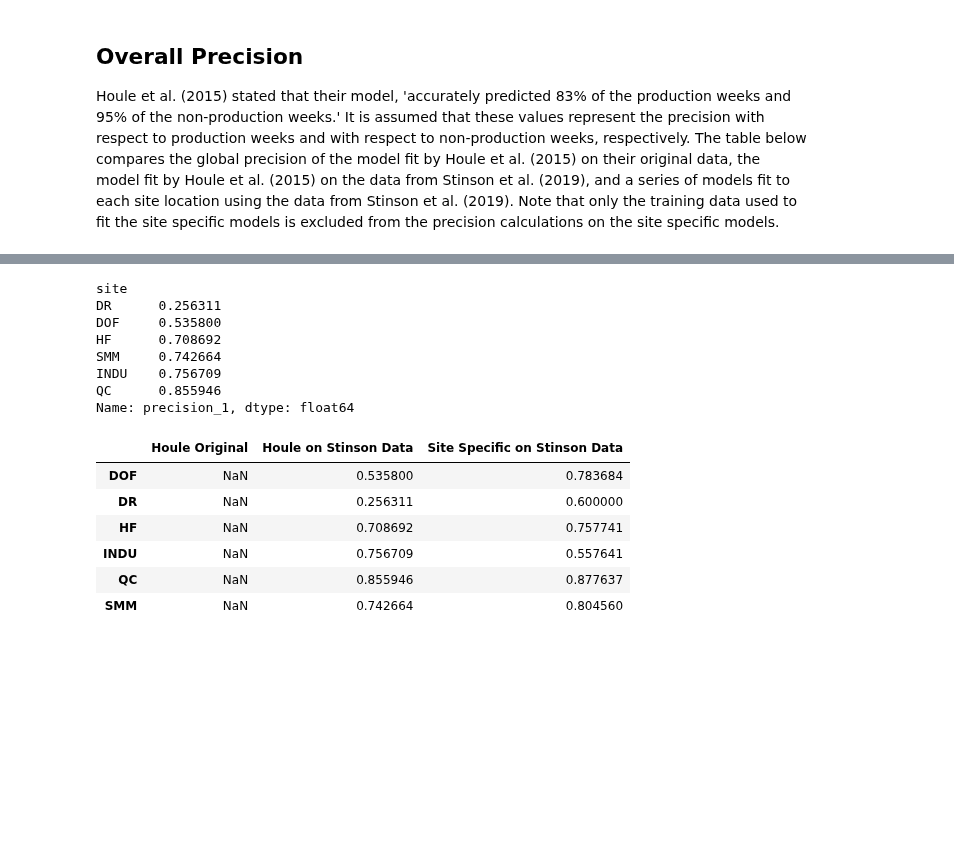
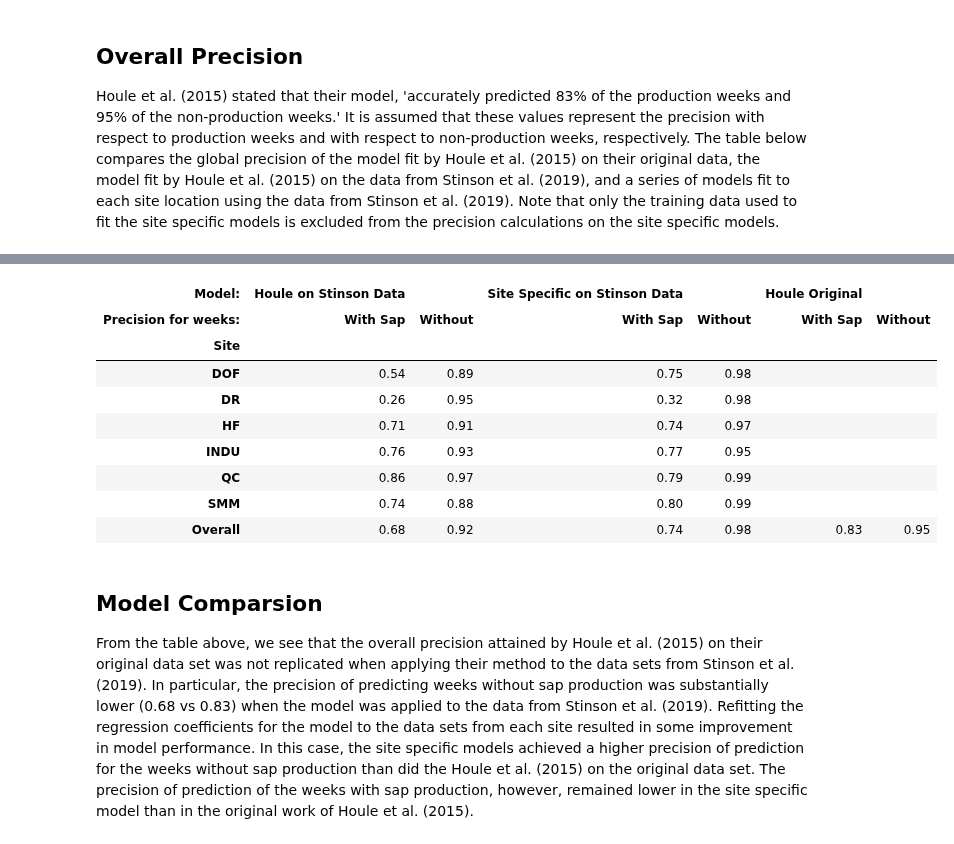
Before and after one commit to spentelow/sapflow, a Jupyter notebook: notebooks/houle_analysis_comparison.ipynb, the cells around one changed output, grey strips where cells are left out. Cells and saved outputs as stored; diff of their text form; code cells hidden in the pictures; blank space fills up the shorter version.

Commit message:
Finalize Houle analysis comparison and move folders

```diff
--- a/documentation/houle_analysis_comparison.ipynb
+++ b/notebooks/houle_analysis_comparison.ipynb
@@ -463,14 +461,25 @@ Note that the features of the model
 # %%
 log_regs = dict()
 site_spec_reg_prec = pd.DataFrame(columns=LR_table.site.unique().tolist())
+test_list = []  # Create list of all test data
+
 for site in LR_table.site.unique():
-    X = LR_table[LR_table.site==site][["F", "F2", "G"]]
-    y = np.ravel(LR_table[LR_table.site==site][['Y']])
+    X = LR_table[LR_table.site == site][["F", "F2", "G"]]
+    y = np.ravel(LR_table[LR_table.site == site][["Y"]])
 
-    X_train, X_test, y_train, y_test = train_test_split(X, y, train_size=0.8, random_state = 123, stratify = LR_table[LR_table.site==site].tap_id)
+    X_train, X_test, y_train, y_test = train_test_split(
+        X,
+        y,
+        train_size=0.8,
+        random_state=123,
+        stratify=LR_table[LR_table.site == site].tap_id,
+    )
     log_regs[site] = LogisticRegression()
     log_regs[site].fit(X_train, y_train)
     site_spec_reg_prec[site] = [precision_score(y_test, log_regs[site].predict(X_test))]
+
+    # Populate list of all training data
+    test_list += X_test.index.to_list()
 # %%
 for site in LR_table.site.unique():
     LR_table.loc[LR_table.site==site,['_','Y_logreg']] = log_regs[site].predict_proba(LR_table.loc[LR_table.site==site, ["F", "F2", "G"]])
@@ -494,9 +503,9 @@ LR_table["tn_lr"] = LR_table.apply(
 )
 # %%
 # Calculate summary of performance of Houle et al., 2015 model in terms of precision of prediction for weeks with sap flow (`precision_1`)
-# and prediction of weeks without sap flow (`precision_0`).
+# and prediction of weeks without sap flow (`precision_0`).  Only test data is included in the precision values.
 LR_summary.loc[:,["tn_lr", "fp_lr", "fn_lr", "tp_lr"]] = (
-    LR_table[["site", "tap_id", "year", "tn_lr", "fp_lr", "fn_lr", "tp_lr"]]
+    LR_table.loc[test_list,["site", "tap_id", "year", "tn_lr", "fp_lr", "fn_lr", "tp_lr"]]
     .groupby(["tap_id", "year", "site"])
     .sum()
 ).reset_index()
@@ -627,32 +621,16 @@ Name: (Houle Original, With Sap), dtype: object
-# %%
-LR_summary.groupby(["site"]).mean().precision_1.sort_values()
-# %% [output]
-site
-DR      0.256311
-DOF     0.535800
-HF      0.708692
-SMM     0.742664
-INDU    0.756709
-QC      0.855946
-Name: precision_1, dtype: float64
-# %%
-## ADD NEGATIVE CLASS PRECISION FOR SITE SPECIFIC
-overall_prec = pd.DataFrame(
-    columns=[
-        "Houle Original",
-        "Houle on Stinson Data",
-        "Site Specific on Stinson Data",
-    ],
-    index=LR_table.site.unique().tolist(),
-)
-overall_prec["Site Specific on Stinson Data"] = site_spec_reg_prec.T
-overall_prec["Houle on Stinson Data"] = LR_summary.groupby(["site"]).mean().precision_1
-overall_prec
-# %% [output]
-|  | Houle Original | Houle on Stinson Data | Site Specific on Stinson Data |
-| DOF | NaN | 0.535800 | 0.783684 |
-| DR | NaN | 0.256311 | 0.600000 |
-| HF | NaN | 0.708692 | 0.757741 |
-| INDU | NaN | 0.756709 | 0.557641 |
-| QC | NaN | 0.855946 | 0.877637 |
-| SMM | NaN | 0.742664 | 0.804560 |
+# %%
+overall_prec.round(decimals=2)
+# %% [output]
+| Model: | Houle on Stinson Data |  | Site Specific on Stinson Data |  | Houle Original |  |
+| Precision for weeks: | With Sap | Without | With Sap | Without | With Sap | Without |
+| Site |  |  |  |  |  |  |
+| DOF | 0.54 | 0.89 | 0.75 | 0.98 |  |  |
+| DR | 0.26 | 0.95 | 0.32 | 0.98 |  |  |
+| HF | 0.71 | 0.91 | 0.74 | 0.97 |  |  |
+| INDU | 0.76 | 0.93 | 0.77 | 0.95 |  |  |
+| QC | 0.86 | 0.97 | 0.79 | 0.99 |  |  |
+| SMM | 0.74 | 0.88 | 0.80 | 0.99 |  |  |
+| Overall | 0.68 | 0.92 | 0.74 | 0.98 | 0.83 | 0.95 |
+# %% [markdown]
+## Model Comparsion
+From the table above, we see that the overall precision attained by Houle et al. (2015) on their original data set was not replicated when applying their method to the data sets from Stinson et al. (2019).  In particular, the precision of predicting weeks without sap production was substantially lower (0.68 vs 0.83) when the model was applied to the data from Stinson et al. (2019).  Refitting the regression coefficients for the model to the data sets from each site resulted in some improvement in model performance.  In this case, the site specific models achieved a higher precision of prediction for the weeks without sap production than did the Houle et al. (2015) on the original data set.  The precision of prediction of the weeks with sap production, however, remained lower in the site specific model than in the original work of Houle et al. (2015).
```
Also changed, not shown: parts of 8 cells of this notebook, 1 other file.
